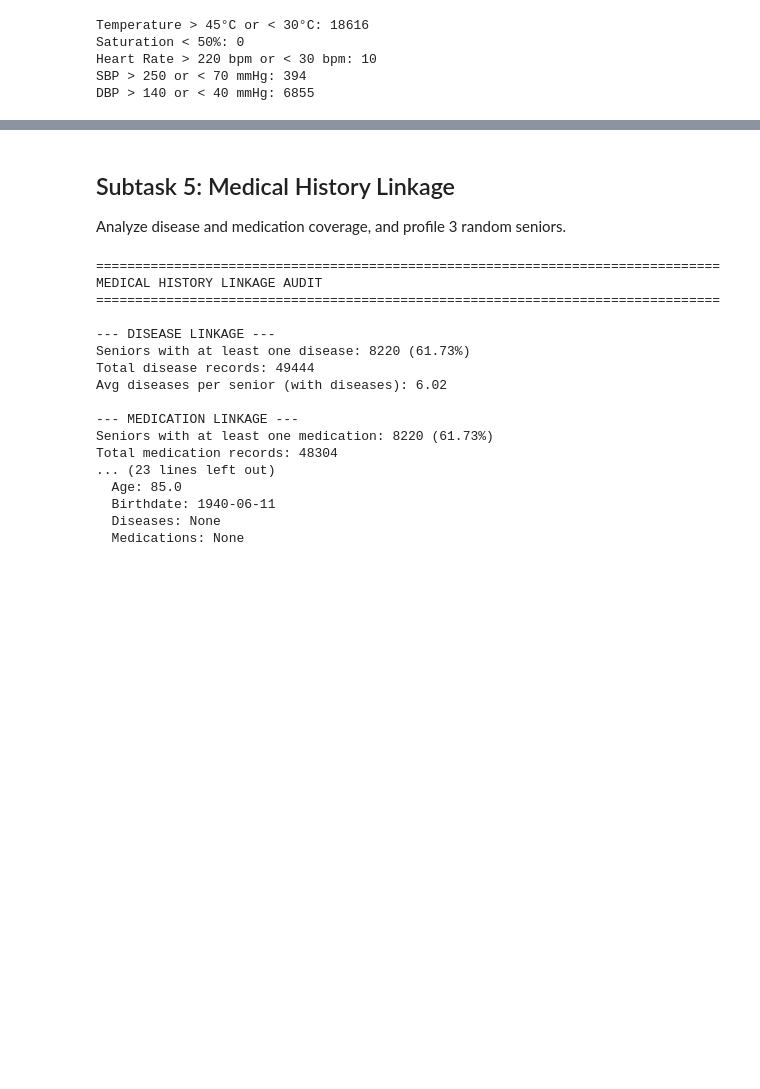
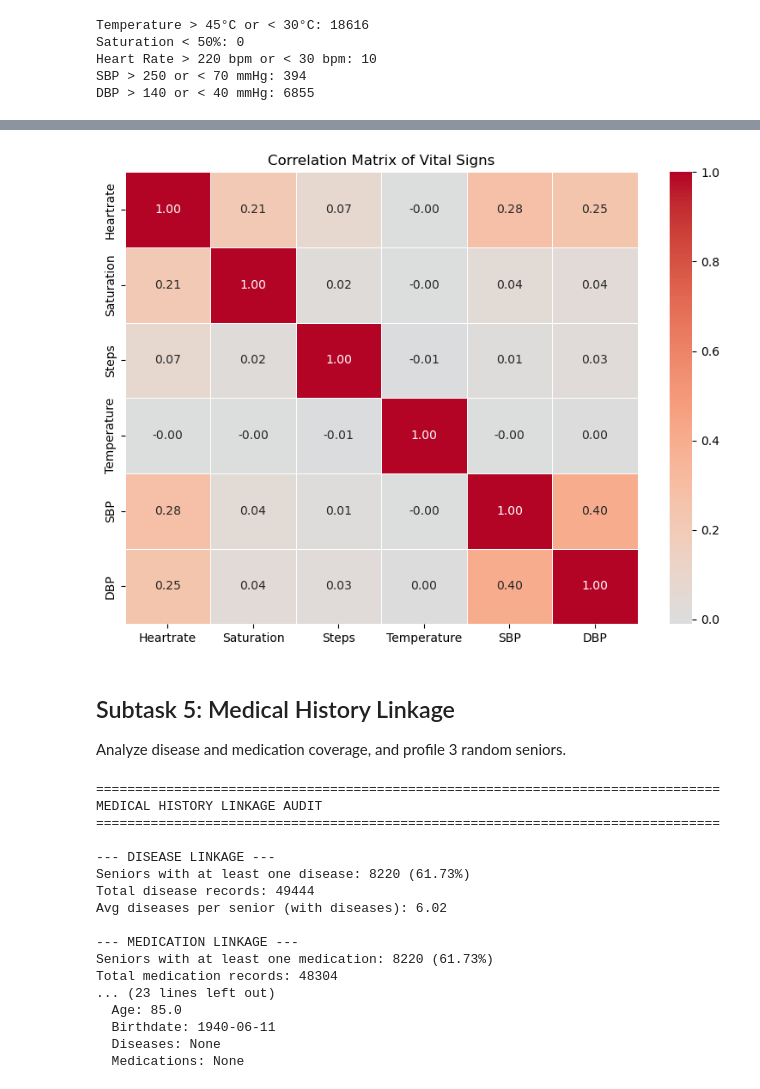
Before and after one commit to eldarmuk/AI-CVD, a Jupyter notebook: notebooks/02_basic_eda.ipynb, the cells around one changed output, grey strips where cells are left out. Drawn from its saved outputs; the diff is of its cells as text; code cells hidden in the pictures; blank space fills up the shorter version.

```diff
--- a/notebooks/02_basic_eda.ipynb
+++ b/notebooks/02_basic_eda.ipynb
@@ -426,0 +426,21 @@ else:
+# %%
+bp_df = measurements_df[measurements_df['type'] == 'BloodPressure'][
+    ['senior_id', 'date', 'sbp', 'dbp']
+]
+
+other_df = measurements_df[measurements_df['type'] != 'BloodPressure'][
+    ['senior_id', 'date', 'type', 'value']
+]
+
+other_pivot = other_df.pivot_table(
+    index=['senior_id', 'date'],
+    columns='type',
+    values='value',
+    aggfunc='mean'
+)
+
+bp_pivot = bp_df.set_index(['senior_id', 'date'])[['sbp', 'dbp']]
+bp_pivot.columns = ['SBP', 'DBP']
+
+wide_df = other_pivot.join(bp_pivot, how='inner')
+wide_df.head()
@@ -426,0 +455,3 @@ else:
+# %%
+corr_matrix = wide_df.corr()
+print(corr_matrix)
@@ -427,3 +466,18 @@ else:
+# %%
+plt.figure(figsize=(8, 6))
+sns.heatmap(
+    corr_matrix,
+    annot=True,
+    fmt=".2f",
+    cmap="coolwarm",
+    center=0,
+    linewidths=0.5
+)
+plt.title("Correlation Matrix of Vital Signs")
+plt.tight_layout()
+plt.show()
+# %% [output]
+[figure, added]
 # %% [markdown]
 ## Subtask 5: Medical History Linkage
 
```
Also changed, not shown: parts of 13 cells of this notebook.
